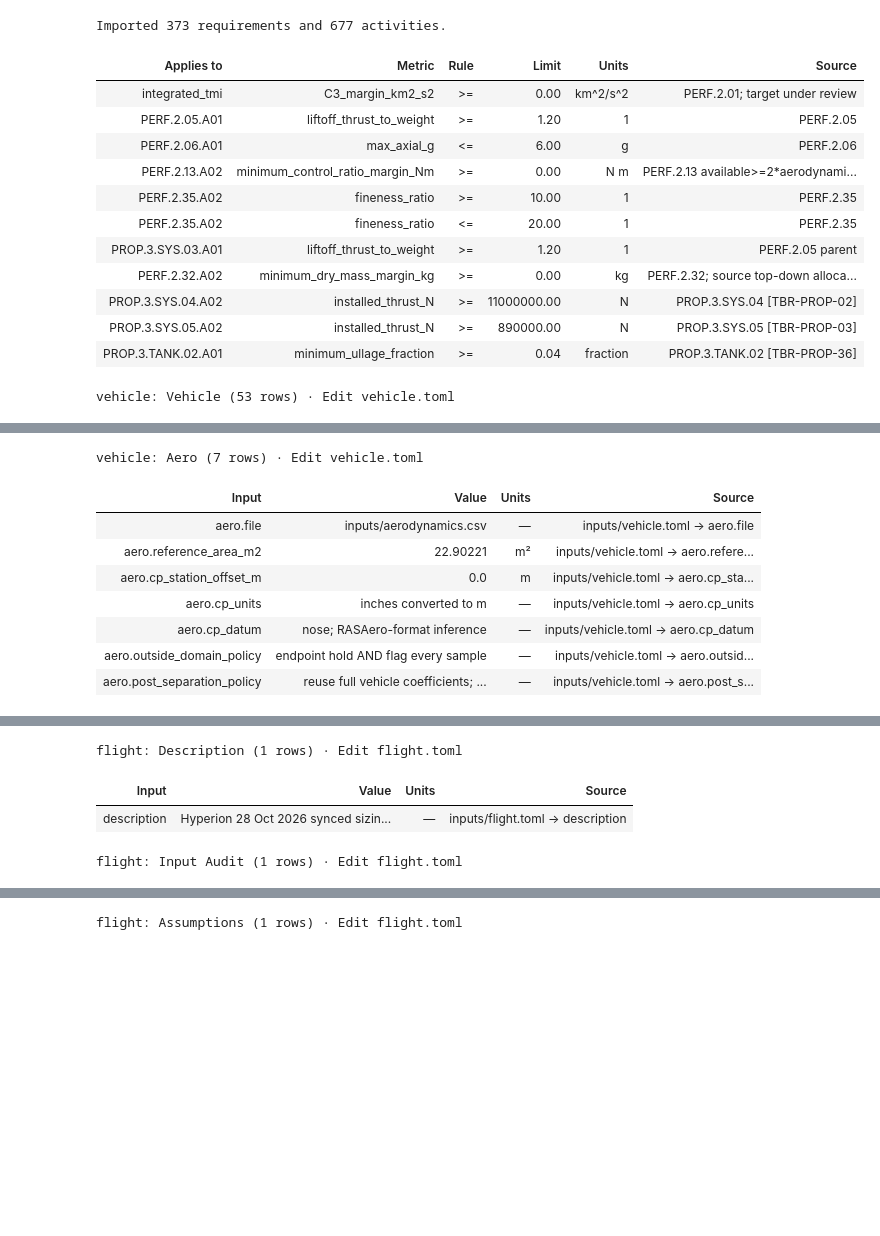
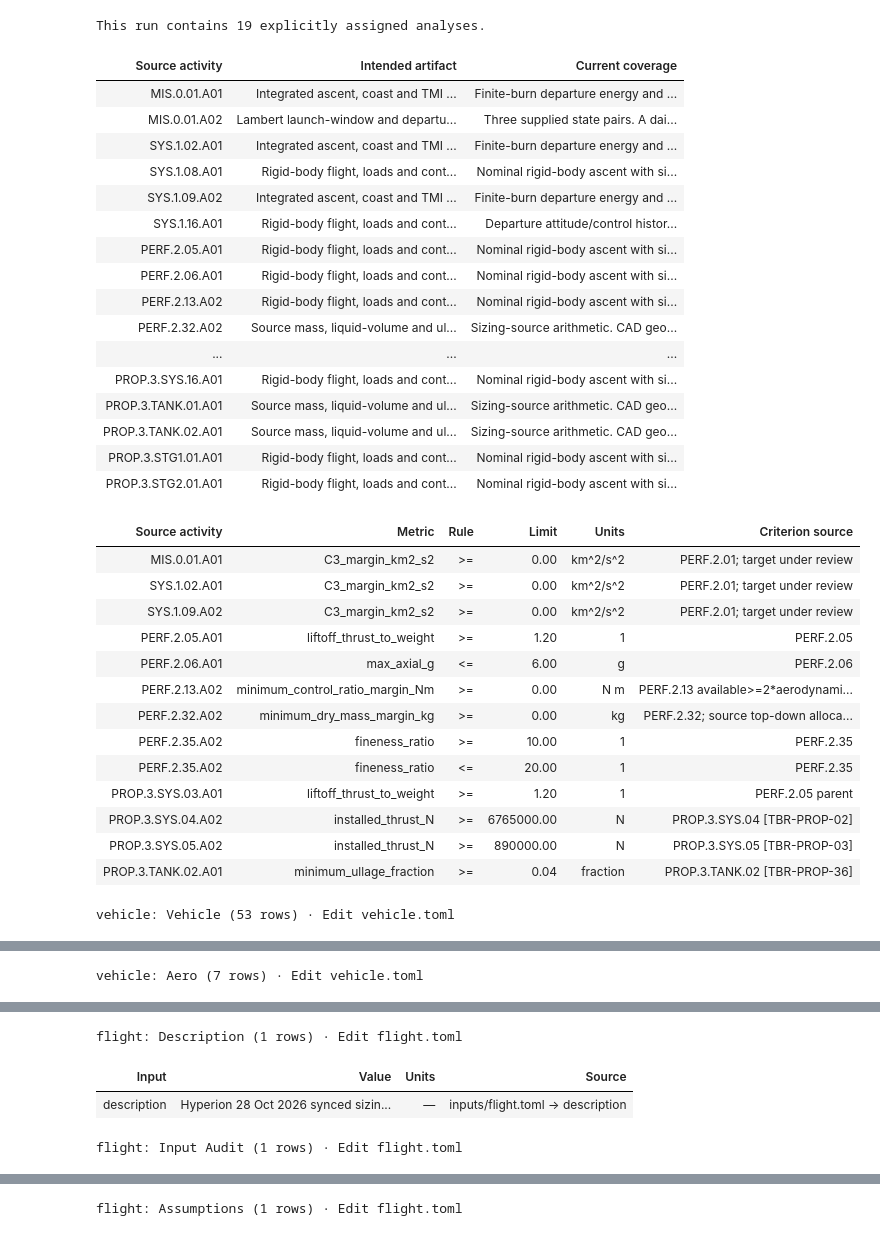
Before and after one commit to m-lutter/Hyperion, a Jupyter notebook: 03_Verification.ipynb, the cells around one changed output, grey strips where cells are left out. Saved outputs shown, nothing was run; the diff lists cells and outputs as text; code cells hidden in the pictures; blank space fills up the shorter version.

Commit message:
Focus verification on assigned trajectory and sizing analyses

```diff
--- a/03_Verification.ipynb
+++ b/03_Verification.ipynb
@@ -28,34 +25,54 @@ still evaluated and exported.
 # %%
-REQUIREMENT = "PERF.2.13"
-REQUIREMENT_PREFIX = "AVI.3.COM"
-
 run_inputs = input_identity()
 checks = load_checks()
-register = activities()
-print(f"Imported {register.requirement_id.nunique()} requirements and {len(register)} activities.")
+assigned = activities()
+print(f"This run contains {len(assigned)} explicitly assigned analyses.")
+show_table(assigned[["activity_id", "artifact", "coverage"]].rename(columns={
+    "activity_id": "Source activity", "artifact": "Intended artifact", "coverage": "Current coverage",
+}))
 
-rules = []
-for entry, specification in checks.items():
+rule_rows = []
+for activity in assigned.itertuples():
+    specification = checks.get(activity.activity_id, checks.get(activity.kernel, {}))
     for rule in specification.get("acceptance", []):
-        rules.append({
-            "Applies to": entry, "Metric": rule["metric"],
+        rule_rows.append({
+            "Source activity": activity.activity_id, "Metric": rule["metric"],
             "Rule": rule["operator"], "Limit": rule["limit"],
-            "Units": rule["units"], "Source": rule["source"],
+            "Units": rule["units"], "Criterion source": rule["source"],
         })
-show_table(pd.DataFrame(rules))
+show_table(pd.DataFrame(rule_rows))
 show_input_tables(input_tables())
 # %% [output]
-Imported 373 requirements and 677 activities.
+This run contains 19 explicitly assigned analyses.
-| Applies to | Metric | Rule | Limit | Units | Source |
-| integrated_tmi | C3_margin_km2_s2 | >= | 0.00 | km^2/s^2 | PERF.2.01; target under review |
-| PERF.2.05.A01 | liftoff_thrust_to_weight | >= | 1.20 | 1 | PERF.2.05 |
-| PERF.2.06.A01 | max_axial_g | <= | 6.00 | g | PERF.2.06 |
-| PERF.2.13.A02 | minimum_control_ratio_margin_Nm | >= | 0.00 | N m | PERF.2.13 available>=2*aerodynami... |
-| PERF.2.35.A02 | fineness_ratio | >= | 10.00 | 1 | PERF.2.35 |
-| PERF.2.35.A02 | fineness_ratio | <= | 20.00 | 1 | PERF.2.35 |
-| PROP.3.SYS.03.A01 | liftoff_thrust_to_weight | >= | 1.20 | 1 | PERF.2.05 parent |
-| PERF.2.32.A02 | minimum_dry_mass_margin_kg | >= | 0.00 | kg | PERF.2.32; source top-down alloca... |
-| PROP.3.SYS.04.A02 | installed_thrust_N | >= | 11000000.00 | N | PROP.3.SYS.04 [TBR-PROP-02] |
-| PROP.3.SYS.05.A02 | installed_thrust_N | >= | 890000.00 | N | PROP.3.SYS.05 [TBR-PROP-03] |
-| PROP.3.TANK.02.A01 | minimum_ullage_fraction | >= | 0.04 | fraction | PROP.3.TANK.02 [TBR-PROP-36] |
+| Source activity | Intended artifact | Current coverage |
+| MIS.0.01.A01 | Integrated ascent, coast and TMI ... | Finite-burn departure energy and ... |
+| MIS.0.01.A02 | Lambert launch-window and departu... | Three supplied state pairs. A dai... |
+| SYS.1.02.A01 | Integrated ascent, coast and TMI ... | Finite-burn departure energy and ... |
+| SYS.1.08.A01 | Rigid-body flight, loads and cont... | Nominal rigid-body ascent with si... |
+| SYS.1.09.A02 | Integrated ascent, coast and TMI ... | Finite-burn departure energy and ... |
+| SYS.1.16.A01 | Rigid-body flight, loads and cont... | Departure attitude/control histor... |
+| PERF.2.05.A01 | Rigid-body flight, loads and cont... | Nominal rigid-body ascent with si... |
+| PERF.2.06.A01 | Rigid-body flight, loads and cont... | Nominal rigid-body ascent with si... |
+| PERF.2.13.A02 | Rigid-body flight, loads and cont... | Nominal rigid-body ascent with si... |
+| PERF.2.32.A02 | Source mass, liquid-volume and ul... | Sizing-source arithmetic. CAD geo... |
+| ... | ... | ... |
+| PROP.3.SYS.16.A01 | Rigid-body flight, loads and cont... | Nominal rigid-body ascent with si... |
+| PROP.3.TANK.01.A01 | Source mass, liquid-volume and ul... | Sizing-source arithmetic. CAD geo... |
+| PROP.3.TANK.02.A01 | Source mass, liquid-volume and ul... | Sizing-source arithmetic. CAD geo... |
+| PROP.3.STG1.01.A01 | Rigid-body flight, loads and cont... | Nominal rigid-body ascent with si... |
+| PROP.3.STG2.01.A01 | Rigid-body flight, loads and cont... | Nominal rigid-body ascent with si... |
+| Source activity | Metric | Rule | Limit | Units | Criterion source |
+| MIS.0.01.A01 | C3_margin_km2_s2 | >= | 0.00 | km^2/s^2 | PERF.2.01; target under review |
+| SYS.1.02.A01 | C3_margin_km2_s2 | >= | 0.00 | km^2/s^2 | PERF.2.01; target under review |
+| SYS.1.09.A02 | C3_margin_km2_s2 | >= | 0.00 | km^2/s^2 | PERF.2.01; target under review |
+| PERF.2.05.A01 | liftoff_thrust_to_weight | >= | 1.20 | 1 | PERF.2.05 |
+| PERF.2.06.A01 | max_axial_g | <= | 6.00 | g | PERF.2.06 |
+| PERF.2.13.A02 | minimum_control_ratio_margin_Nm | >= | 0.00 | N m | PERF.2.13 available>=2*aerodynami... |
+| PERF.2.32.A02 | minimum_dry_mass_margin_kg | >= | 0.00 | kg | PERF.2.32; source top-down alloca... |
+| PERF.2.35.A02 | fineness_ratio | >= | 10.00 | 1 | PERF.2.35 |
+| PERF.2.35.A02 | fineness_ratio | <= | 20.00 | 1 | PERF.2.35 |
+| PROP.3.SYS.03.A01 | liftoff_thrust_to_weight | >= | 1.20 | 1 | PERF.2.05 parent |
+| PROP.3.SYS.04.A02 | installed_thrust_N | >= | 6765000.00 | N | PROP.3.SYS.04 [TBR-PROP-02] |
+| PROP.3.SYS.05.A02 | installed_thrust_N | >= | 890000.00 | N | PROP.3.SYS.05 [TBR-PROP-03] |
+| PROP.3.TANK.02.A01 | minimum_ullage_fraction | >= | 0.04 | fraction | PROP.3.TANK.02 [TBR-PROP-36] |
 vehicle: Vehicle (53 rows) · Edit vehicle.toml
@@ -79,9 +96 @@ vehicle: Vehicle (53 rows) · Edit vehicle.toml
 vehicle: Aero (7 rows) · Edit vehicle.toml
-| Input | Value | Units | Source |
-| aero.file | inputs/aerodynamics.csv | — | inputs/vehicle.toml → aero.file |
-| aero.reference_area_m2 | 22.90221 | m² | inputs/vehicle.toml → aero.refere... |
-| aero.cp_station_offset_m | 0.0 | m | inputs/vehicle.toml → aero.cp_sta... |
-| aero.cp_units | inches converted to m | — | inputs/vehicle.toml → aero.cp_units |
-| aero.cp_datum | nose; RASAero-format inference | — | inputs/vehicle.toml → aero.cp_datum |
-| aero.outside_domain_policy | endpoint hold AND flag every sample | — | inputs/vehicle.toml → aero.outsid... |
-| aero.post_separation_policy | reuse full vehicle coefficients; ... | — | inputs/vehicle.toml → aero.post_s... |
@@ -88,4 +105,4 @@ vehicle: Aero (7 rows) · Edit vehicle.toml
 flight: Description (1 rows) · Edit flight.toml
-| Input | Value | Units | Source |
-| description | Hyperion 28 Oct 2026 synced sizin... | — | inputs/flight.toml → description |
+| Input | Value | Units | Source |
+| description | Hyperion 28 Oct 2026 synced sizin... | — | inputs/flight.toml → description |
 flight: Input Audit (1 rows) · Edit flight.toml
```
Also changed, not shown: parts of 24 cells of this notebook, 51 other files.
